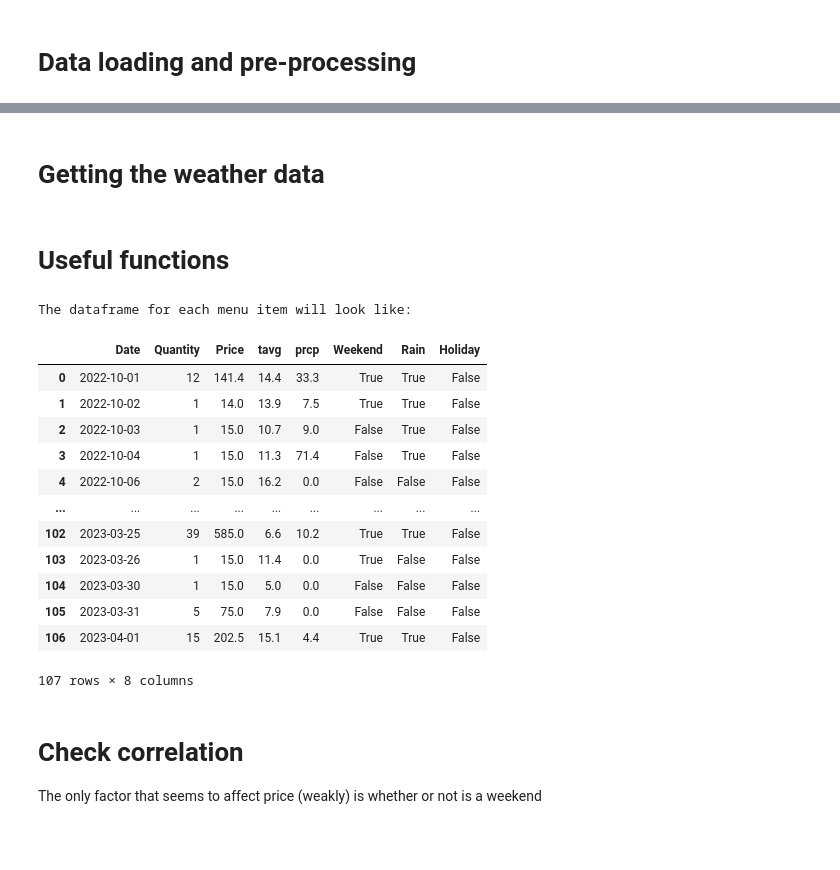
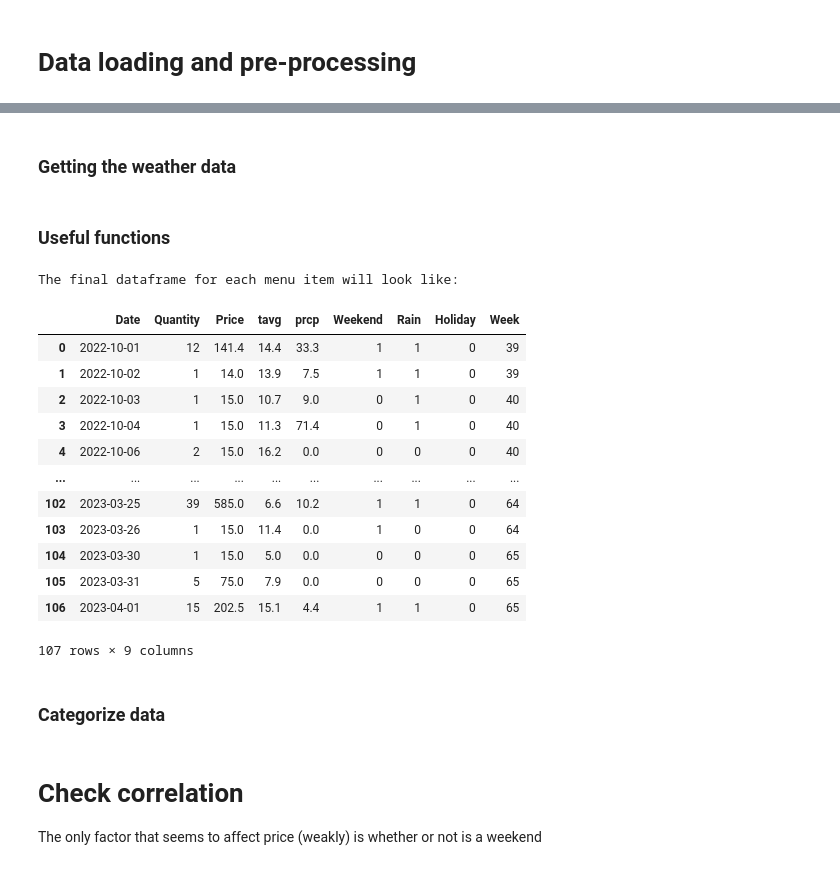
Before and after one commit to evaristo-va/restaurants-project, a Jupyter notebook: Final-project-restaurants_new.ipynb, the cells around one changed output, grey strips where cells are left out. Drawn from its saved outputs; the diff is of its cells as text; code cells hidden in the pictures; blank space fills up the shorter version.

```diff
--- a/Final-project-restaurants_new.ipynb
+++ b/Final-project-restaurants_new.ipynb
@@ -102,5 +101,5 @@ print(df['Date'].iloc[183])
 # %% [markdown]
-# Getting the weather data
+### Getting the weather data
 # %%
 from datetime import datetime
 from meteostat import Point, Daily
@@ -136,4 +135,4 @@ for category in categories:
     val=get_weather(df_daily_dict[category])
     df_daily_dict[category]=pd.merge(df_daily_dict[category], val, on='Date', how='left')
 # %% [markdown]
-# Useful functions
+### Useful functions
@@ -140,43 +167,27 @@ for category in categories:
 # %%
-import holidays
-
-us_holidays = holidays.US()
-
-def is_weekend(date):
-    if date.weekday()==5 or date.weekday()==6:
-        return True
-    else:
-        return False
-
-def is_rain(prec):
-    if prec==0.0:
-        return False
-    else:
-        return True
-
-def is_holiday(date_h):
-    return date_h in us_holidays
+for category in categories:
+    df_daily_dict[category]['Weekend']=1*df_daily_dict[category]['Date'].map(is_weekend)
+    df_daily_dict[category]['Rain']=1*df_daily_dict[category]['prcp'].map(is_rain)
+    df_daily_dict[category]['Holiday']=1*df_daily_dict[category]['Date'].map(is_holiday)
+    df_daily_dict[category]['Week']=df_daily_dict[category]['Date'].map(check_week)
 
 
-for category in categories:
-    df_daily_dict[category]['Weekend']=df_daily_dict[category]['Date'].map(is_weekend)
-    df_daily_dict[category]['Rain']=df_daily_dict[category]['prcp'].map(is_rain)
-    df_daily_dict[category]['Holiday']=df_daily_dict[category]['Date'].map(is_holiday)
-
-print('The dataframe for each menu item will look like:')
+print('The final dataframe for each menu item will look like:')
 df_daily_dict['Aperol Spritz']
 # %% [output]
-The dataframe for each menu item will look like:
+The final dataframe for each menu item will look like:
-|  | Date | Quantity | Price | tavg | prcp | Weekend | Rain | Holiday |
-| 0 | 2022-10-01 | 12 | 141.4 | 14.4 | 33.3 | True | True | False |
-| 1 | 2022-10-02 | 1 | 14.0 | 13.9 | 7.5 | True | True | False |
-| 2 | 2022-10-03 | 1 | 15.0 | 10.7 | 9.0 | False | True | False |
-| 3 | 2022-10-04 | 1 | 15.0 | 11.3 | 71.4 | False | True | False |
-| 4 | 2022-10-06 | 2 | 15.0 | 16.2 | 0.0 | False | False | False |
-| ... | ... | ... | ... | ... | ... | ... | ... | ... |
-| 102 | 2023-03-25 | 39 | 585.0 | 6.6 | 10.2 | True | True | False |
-| 103 | 2023-03-26 | 1 | 15.0 | 11.4 | 0.0 | True | False | False |
-| 104 | 2023-03-30 | 1 | 15.0 | 5.0 | 0.0 | False | False | False |
-| 105 | 2023-03-31 | 5 | 75.0 | 7.9 | 0.0 | False | False | False |
-| 106 | 2023-04-01 | 15 | 202.5 | 15.1 | 4.4 | True | True | False |
+|  | Date | Quantity | Price | tavg | prcp | Weekend | Rain | Holiday | Week |
+| 0 | 2022-10-01 | 12 | 141.4 | 14.4 | 33.3 | 1 | 1 | 0 | 39 |
+| 1 | 2022-10-02 | 1 | 14.0 | 13.9 | 7.5 | 1 | 1 | 0 | 39 |
+| 2 | 2022-10-03 | 1 | 15.0 | 10.7 | 9.0 | 0 | 1 | 0 | 40 |
+| 3 | 2022-10-04 | 1 | 15.0 | 11.3 | 71.4 | 0 | 1 | 0 | 40 |
+| 4 | 2022-10-06 | 2 | 15.0 | 16.2 | 0.0 | 0 | 0 | 0 | 40 |
+| ... | ... | ... | ... | ... | ... | ... | ... | ... | ... |
+| 102 | 2023-03-25 | 39 | 585.0 | 6.6 | 10.2 | 1 | 1 | 0 | 64 |
+| 103 | 2023-03-26 | 1 | 15.0 | 11.4 | 0.0 | 1 | 0 | 0 | 64 |
+| 104 | 2023-03-30 | 1 | 15.0 | 5.0 | 0.0 | 0 | 0 | 0 | 65 |
+| 105 | 2023-03-31 | 5 | 75.0 | 7.9 | 0.0 | 0 | 0 | 0 | 65 |
+| 106 | 2023-04-01 | 15 | 202.5 | 15.1 | 4.4 | 1 | 1 | 0 | 65 |
-107 rows × 8 columns
+107 rows × 9 columns
+# %% [markdown]
+### Categorize data
```
Also changed, not shown: parts of 20 cells of this notebook.
